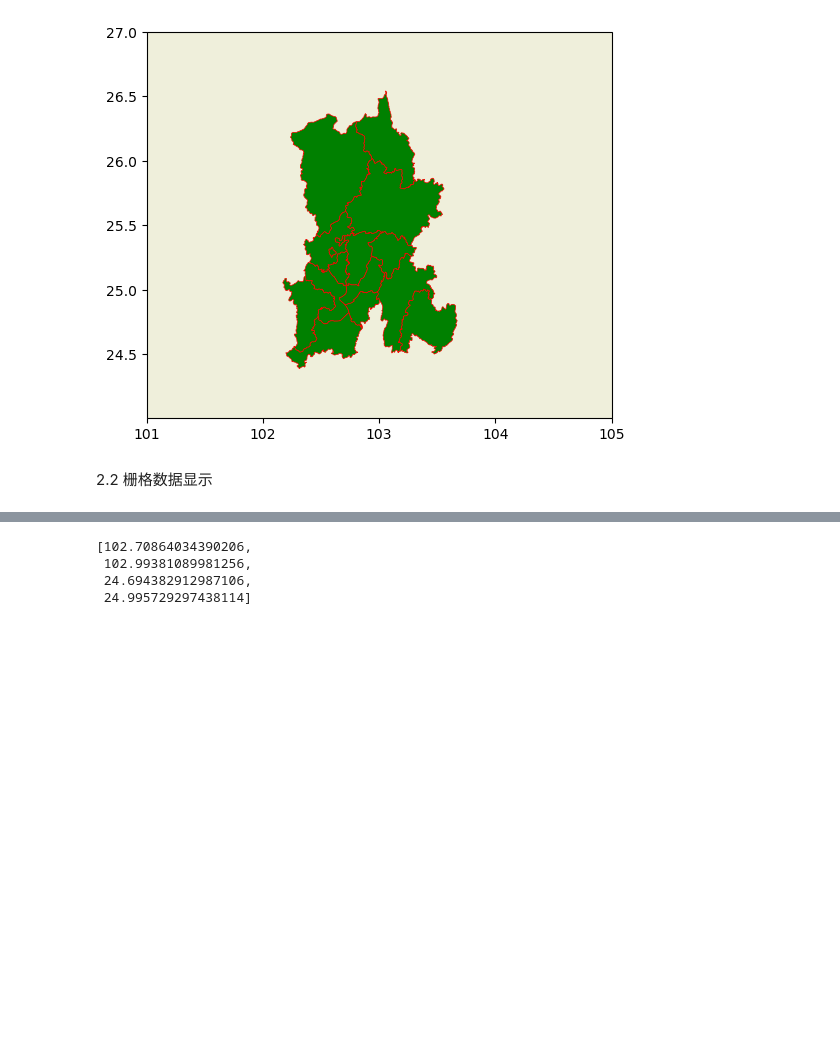
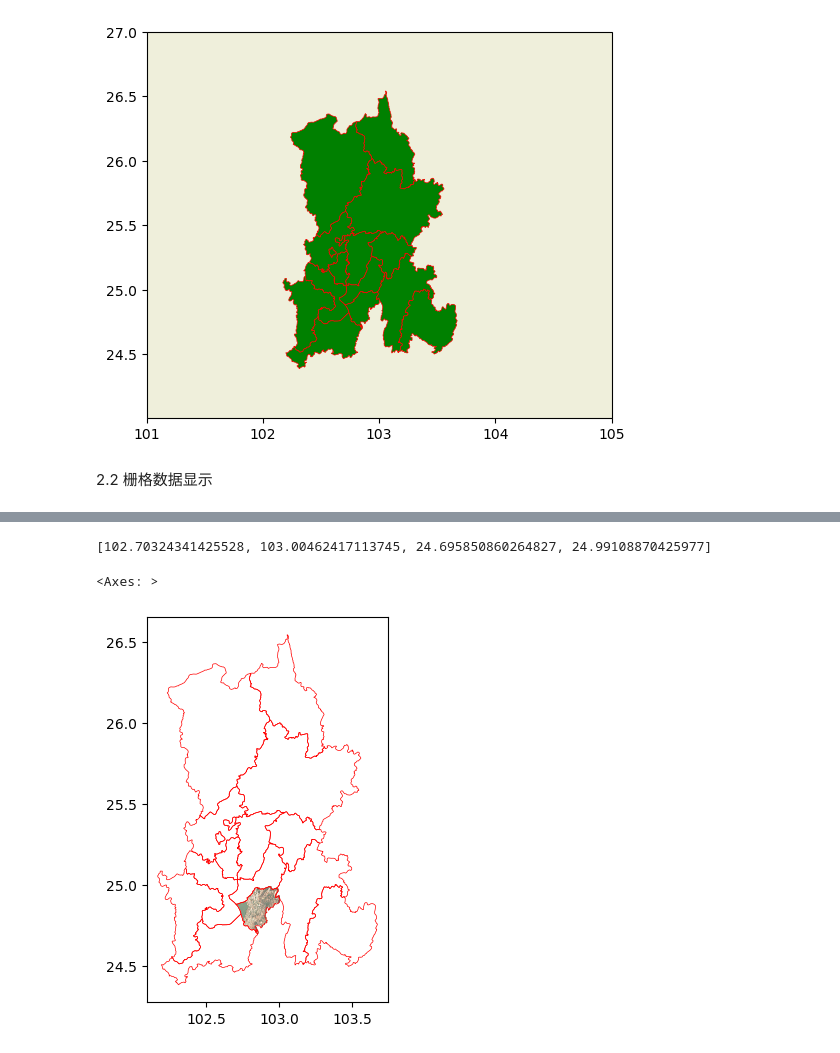
Before and after one commit to xinluo2018/open-source-gis-course, a Jupyter notebook: 第6章-GIS数据处理高级Python库-8课时/2_3_cartopy.ipynb, the cells around one changed output, grey strips where cells are left out. Drawn from its saved outputs; the diff is of its cells as text; code cells hidden in the pictures; blank space fills up the shorter version.

```diff
--- a/第6章-GIS数据处理高级Python库-8课时/2_3_cartopy.ipynb
+++ b/第6章-GIS数据处理高级Python库-8课时/2_3_cartopy.ipynb
@@ -111,7 +121,7 @@ rsimg_rio = rio.open(path_rsimg)
 # %%
 array_rsimg = rsimg_rio.read()
 array_rsimg = array_rsimg.transpose(1,2,0)
-array_rsimg_ = np.clip(array_rsimg, 0, 2000)/2000  ## 直方图拉伸
+array_rsimg_ = np.clip(array_rsimg, 0, 3000)/3000  ## 直方图拉伸
 array_rsimg_ = np.where(array_rsimg_==0, 1, array_rsimg_)
 ### 获得用于matplotlib显示的影像范围
 extent_rsimg = [rsimg_rio.bounds[0],
@@ -120,10 +130,15 @@ extent_rsimg = [rsimg_rio.bounds[0],
                 rsimg_rio.bounds[3]]
 extent_rsimg
 # %% [output]
-[102.70864034390206,
- 102.99381089981256,
- 24.694382912987106,
- 24.995729297438114]
+[102.70324341425528, 103.00462417113745, 24.695850860264827, 24.99108870425977]
+# %%
+### 常规可视化方式
+fig, ax = plt.subplots(1,1, figsize=(5,5))
+ax.imshow(array_rsimg_[:,:,0:3], extent=extent_rsimg)
+kunming_gpd.plot(ax=ax, facecolor='none', edgecolor = 'red', linewidth=0.5)
+# %% [output]
+<Axes: >
+[figure, added]
 # %%
 proj = ccrs.PlateCarree()
 fig = plt.figure(figsize=(6,6))
```
Also changed, not shown: parts of 11 cells of this notebook, 6 other files.
